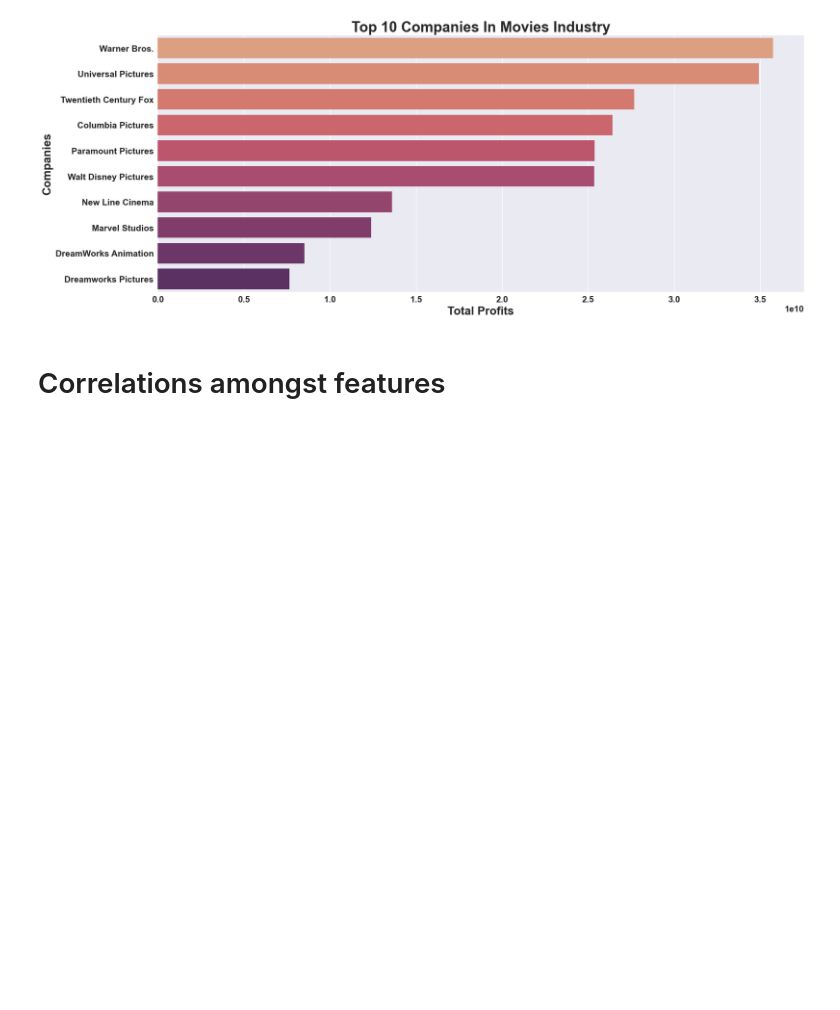
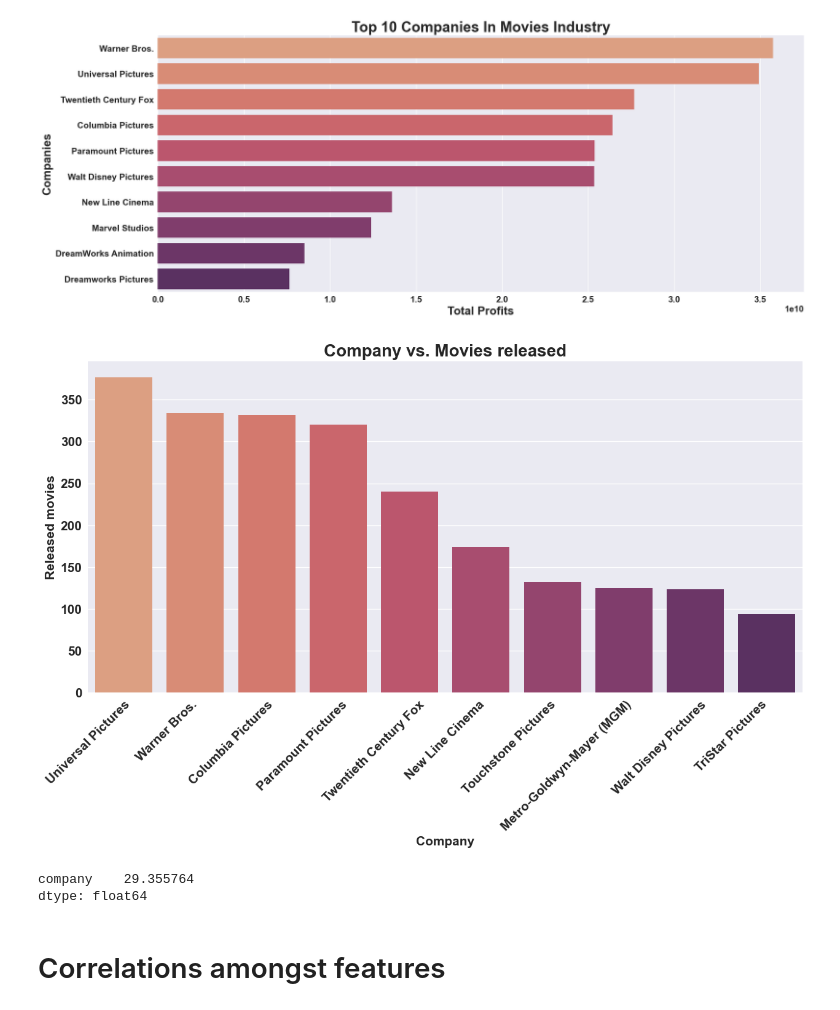
Before and after one commit to Ducduong1811/Data-Analysis, a Jupyter notebook: 7-Data-cleaning-for-movies-data.ipynb, the cells around one changed output. Drawn from its saved outputs; the diff is of its cells as text; code cells hidden in the pictures; blank space fills up the shorter version.

```diff
--- a/7-Data-cleaning-for-movies-data.ipynb
+++ b/7-Data-cleaning-for-movies-data.ipynb
@@ -745,6 +745,30 @@ plt.title('Top 10 Companies In Movies Industry')
 # %% [output]
 Text(0.5, 1.0, 'Top 10 Companies In Movies Industry')
 [figure]
+# %%
+# Number of movies released by top 10 companies
+
+company = pd.DataFrame(df2['company'].value_counts()[:10])
+
+sns.barplot(x = company.index, y = company['company'], palette='flare')
+labels = company.index.tolist()
+plt.gcf().set_size_inches(15, 7)
+
+plt.title('Company vs. Movies released', fontsize = 20)
+plt.xlabel('Company', fontsize = 15)
+plt.ylabel('Released movies', fontsize = 15)
+plt.xticks(ticks = [-0.5, 0.6, 1.5,2.5,3.5,4.5,5.4,6.2,7.5,8.5], labels = labels, rotation = 45)
+plt.show()
+# %% [output]
+[figure, added]
+# %%
+# Percentage of films made by top 10 companies
+
+film_percentage = company.sum() / df2.shape[0] * 100
+film_percentage
+# %% [output]
+company    29.355764
+dtype: float64
 # %% [markdown]
 # Correlations amongst features
 # %%
```
Also changed, not shown: 1 other file.
